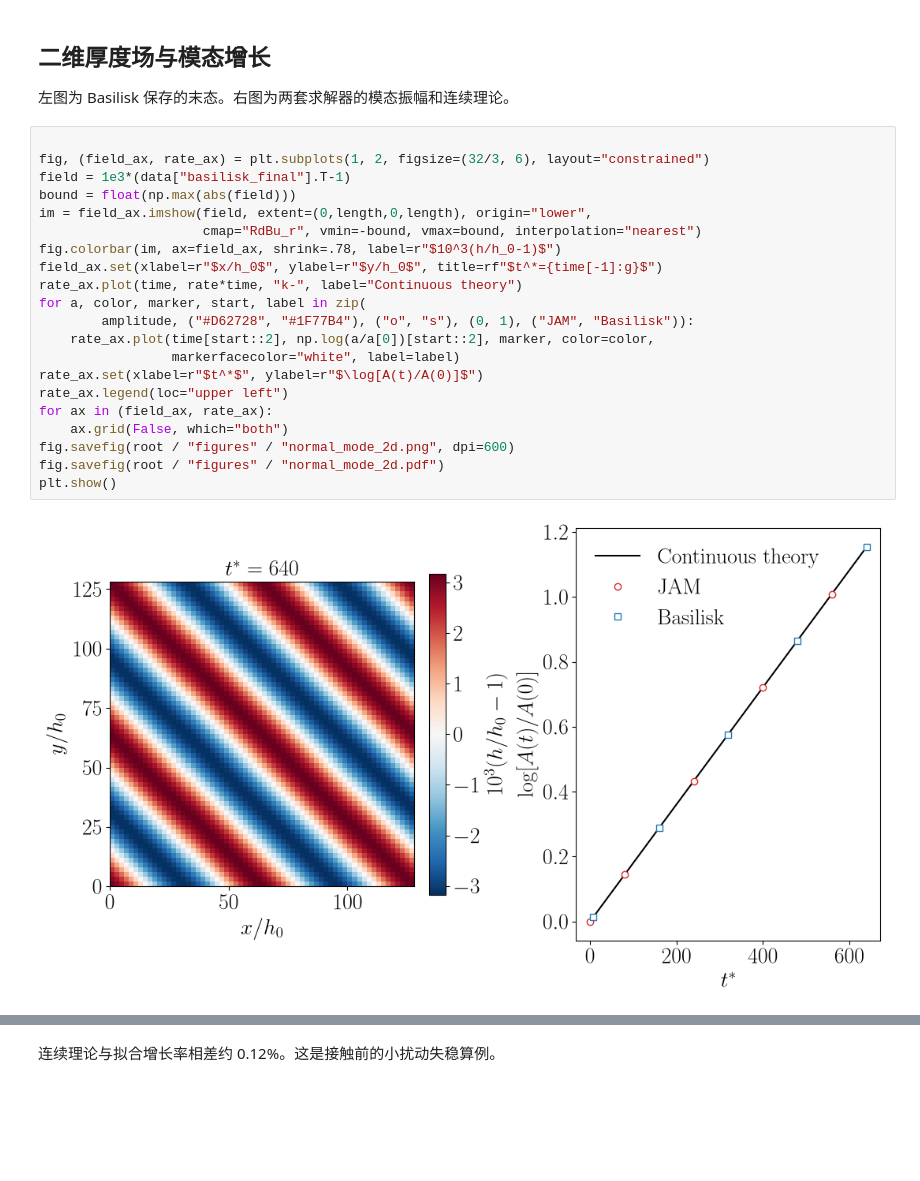
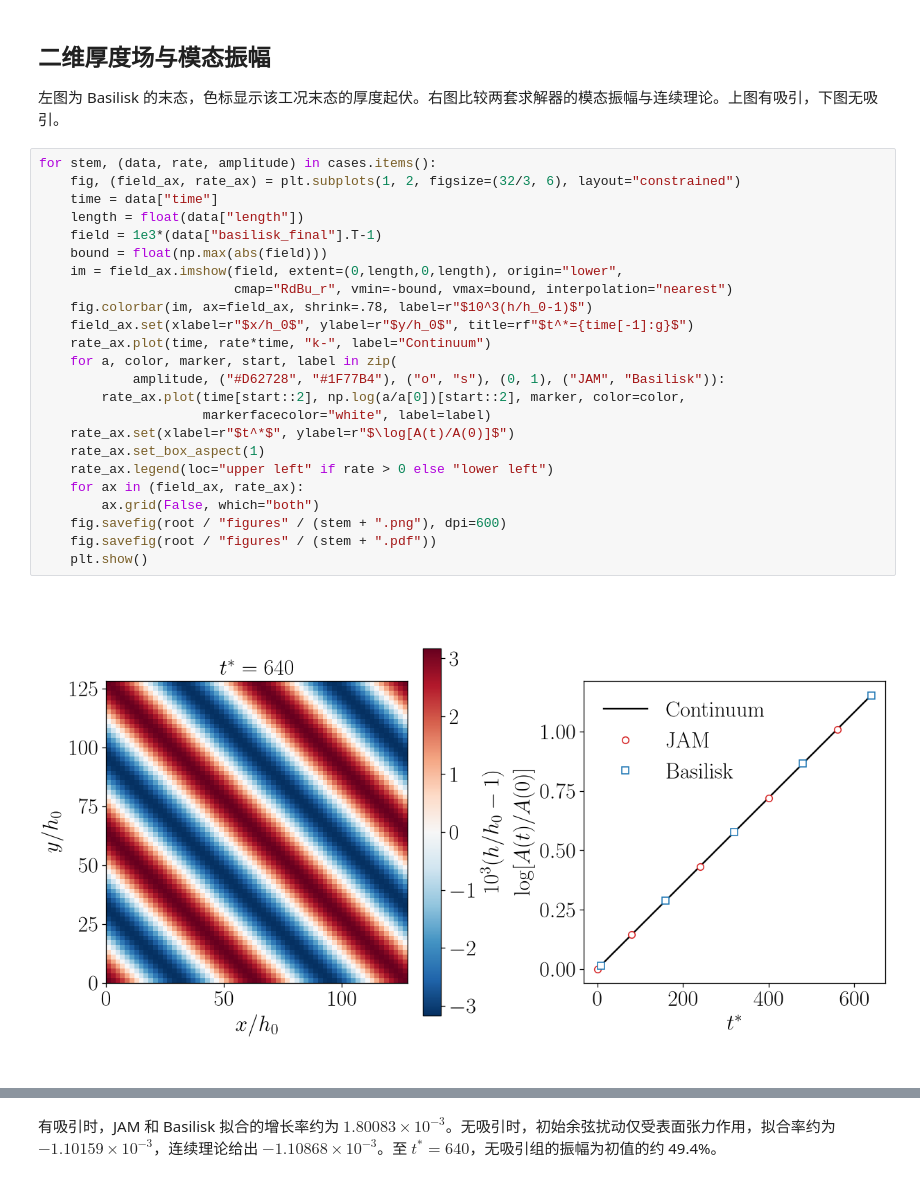
Before and after one commit to alpha1958627/free-film-rupture, a Jupyter notebook: postprocess/正则模.ipynb, the cells around one changed output, grey strips where cells are left out. Saved outputs shown, nothing was run; the diff lists cells and outputs as text; blank space fills up the shorter version.

Commit message:
Add capillary decay control for the 2D normal mode

```diff
--- a/postprocess/正则模.ipynb
+++ b/postprocess/正则模.ipynb
@@ -35,27 +43,30 @@ JAM 1.80082940e-03; Basilisk 1.80082940e-03; continuum 1.80299030e-03
 # %% [markdown]
-## 二维厚度场与模态增长
+## 二维厚度场与模态振幅
 
-左图为 Basilisk 保存的末态。右图为两套求解器的模态振幅和连续理论。
+左图为 Basilisk 的末态，色标显示该工况末态的厚度起伏。右图比较两套求解器的模态振幅与连续理论。上图有吸引，下图无吸引。
 # %%
-
-fig, (field_ax, rate_ax) = plt.subplots(1, 2, figsize=(32/3, 6), layout="constrained")
-field = 1e3*(data["basilisk_final"].T-1)
-bound = float(np.max(abs(field)))
-im = field_ax.imshow(field, extent=(0,length,0,length), origin="lower",
-                     cmap="RdBu_r", vmin=-bound, vmax=bound, interpolation="nearest")
-fig.colorbar(im, ax=field_ax, shrink=.78, label=r"$10^3(h/h_0-1)$")
-field_ax.set(xlabel=r"$x/h_0$", ylabel=r"$y/h_0$", title=rf"$t^*={time[-1]:g}$")
-rate_ax.plot(time, rate*time, "k-", label="Continuous theory")
-for a, color, marker, start, label in zip(
-        amplitude, ("#D62728", "#1F77B4"), ("o", "s"), (0, 1), ("JAM", "Basilisk")):
-    rate_ax.plot(time[start::2], np.log(a/a[0])[start::2], marker, color=color,
-                 markerfacecolor="white", label=label)
-rate_ax.set(xlabel=r"$t^*$", ylabel=r"$\log[A(t)/A(0)]$")
-rate_ax.legend(loc="upper left")
-for ax in (field_ax, rate_ax):
-    ax.grid(False, which="both")
-fig.savefig(root / "figures" / "normal_mode_2d.png", dpi=600)
-fig.savefig(root / "figures" / "normal_mode_2d.pdf")
-plt.show()
+for stem, (data, rate, amplitude) in cases.items():
+    fig, (field_ax, rate_ax) = plt.subplots(1, 2, figsize=(32/3, 6), layout="constrained")
+    time = data["time"]
+    length = float(data["length"])
+    field = 1e3*(data["basilisk_final"].T-1)
+    bound = float(np.max(abs(field)))
+    im = field_ax.imshow(field, extent=(0,length,0,length), origin="lower",
+                         cmap="RdBu_r", vmin=-bound, vmax=bound, interpolation="nearest")
+    fig.colorbar(im, ax=field_ax, shrink=.78, label=r"$10^3(h/h_0-1)$")
+    field_ax.set(xlabel=r"$x/h_0$", ylabel=r"$y/h_0$", title=rf"$t^*={time[-1]:g}$")
+    rate_ax.plot(time, rate*time, "k-", label="Continuum")
+    for a, color, marker, start, label in zip(
+            amplitude, ("#D62728", "#1F77B4"), ("o", "s"), (0, 1), ("JAM", "Basilisk")):
+        rate_ax.plot(time[start::2], np.log(a/a[0])[start::2], marker, color=color,
+                     markerfacecolor="white", label=label)
+    rate_ax.set(xlabel=r"$t^*$", ylabel=r"$\log[A(t)/A(0)]$")
+    rate_ax.set_box_aspect(1)
+    rate_ax.legend(loc="upper left" if rate > 0 else "lower left")
+    for ax in (field_ax, rate_ax):
+        ax.grid(False, which="both")
+    fig.savefig(root / "figures" / (stem + ".png"), dpi=600)
+    fig.savefig(root / "figures" / (stem + ".pdf"))
+    plt.show()
 # %% [output]
-[figure, old version]
+[figure, new version]
@@ -62,2 +74,2 @@ plt.show()
 # %% [markdown]
-连续理论与拟合增长率相差约 0.12%。这是接触前的小扰动失稳算例。
+有吸引时，JAM 和 Basilisk 拟合的增长率约为 $1.80083\times10^{-3}$。无吸引时，初始余弦扰动仅受表面张力作用，拟合率约为 $-1.10159\times10^{-3}$，连续理论给出 $-1.10868\times10^{-3}$。至 $t^*=640$，无吸引组的振幅为初值的约 49.4%。
```
Also changed, not shown: parts of 3 cells of this notebook, 6 other files.
